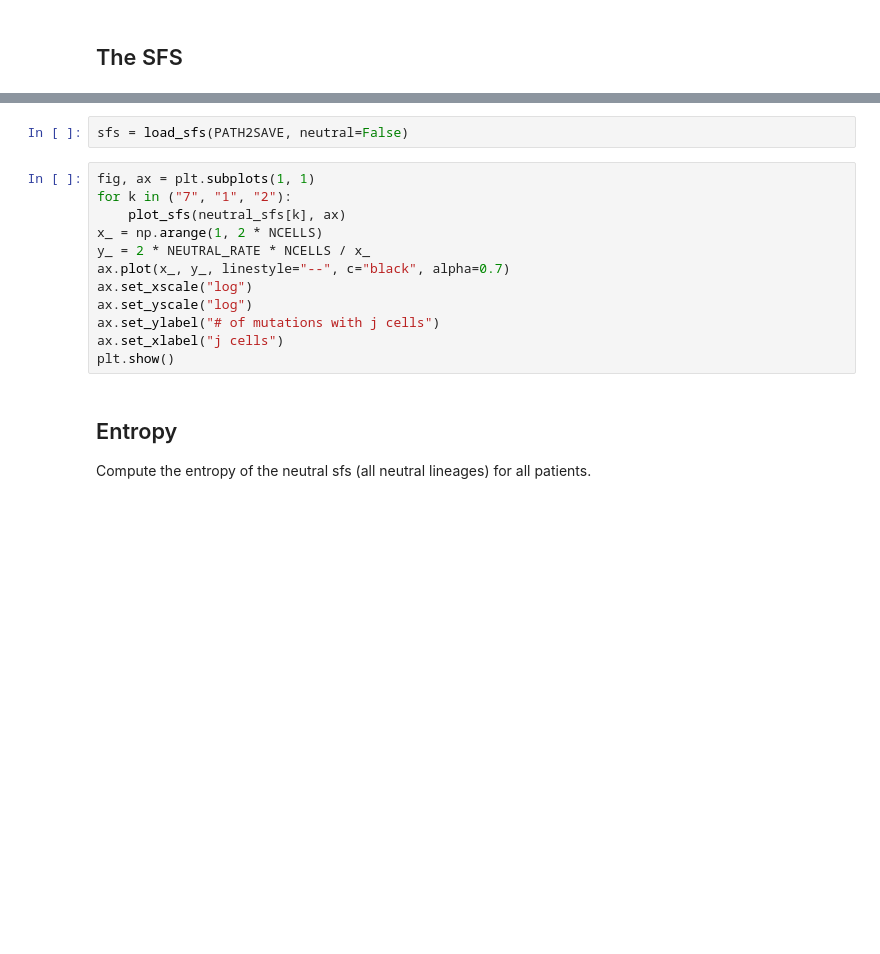
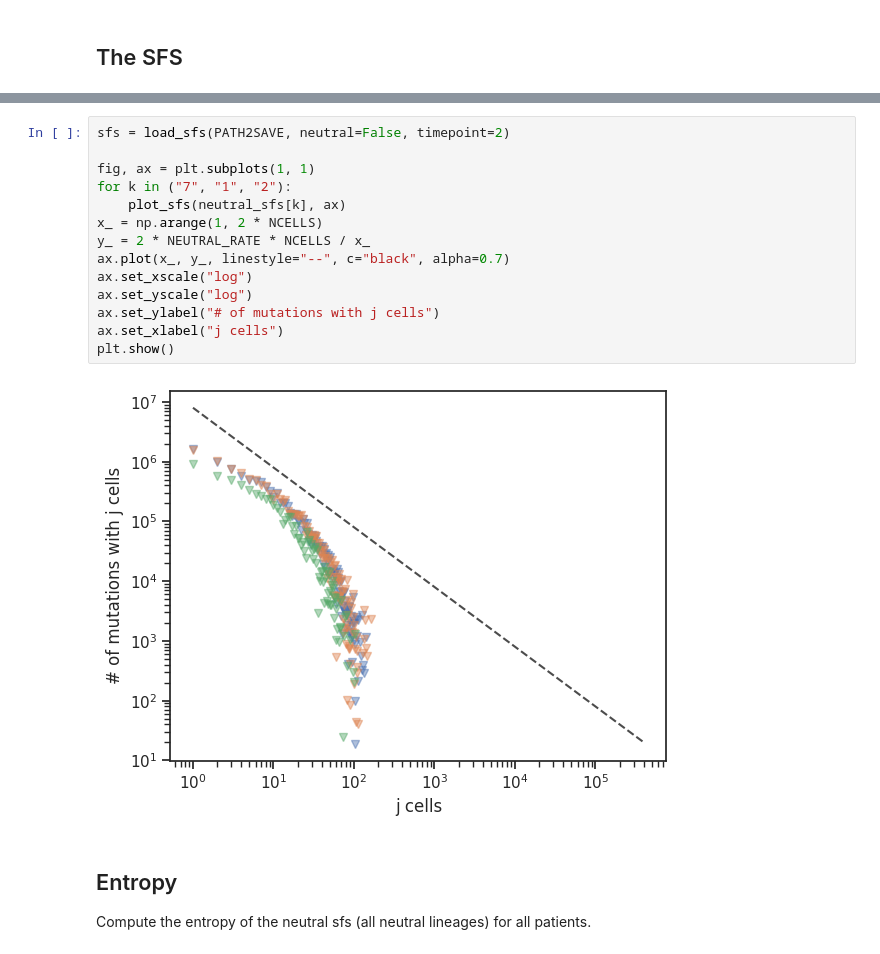
Before and after one commit to fraterenz/hsc-draft, a Jupyter notebook: hsc.ipynb, the cells around one changed output, grey strips where cells are left out. Cells and saved outputs as stored; diff of their text form; blank space fills up the shorter version.

```diff
--- a/hsc.ipynb
+++ b/hsc.ipynb
@@ -193,17 +216,19 @@ plt.show()
-# %%
-sfs = load_sfs(PATH2SAVE, neutral=False)
 # %%
+sfs = load_sfs(PATH2SAVE, neutral=False, timepoint=2)
+
 fig, ax = plt.subplots(1, 1)
 for k in ("7", "1", "2"):
     plot_sfs(neutral_sfs[k], ax)
 x_ = np.arange(1, 2 * NCELLS)
 y_ = 2 * NEUTRAL_RATE * NCELLS / x_
 ax.plot(x_, y_, linestyle="--", c="black", alpha=0.7)
 ax.set_xscale("log")
 ax.set_yscale("log")
 ax.set_ylabel("# of mutations with j cells")
 ax.set_xlabel("j cells")
 plt.show()
+# %% [output]
+[figure, added]
 # %% [markdown]
 ## Entropy
 Compute the entropy of the neutral sfs (all neutral lineages) for all patients.
```
Also changed, not shown: parts of 13 cells of this notebook.
